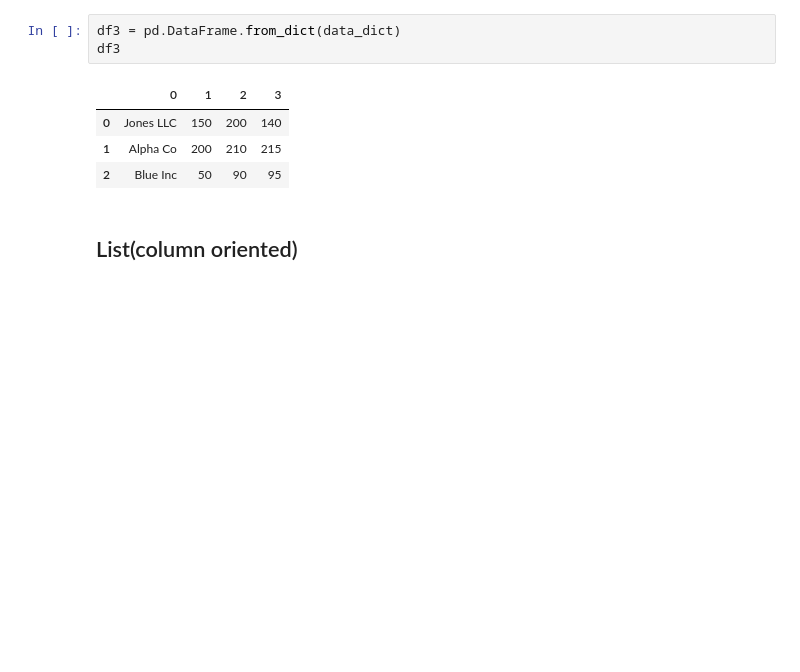
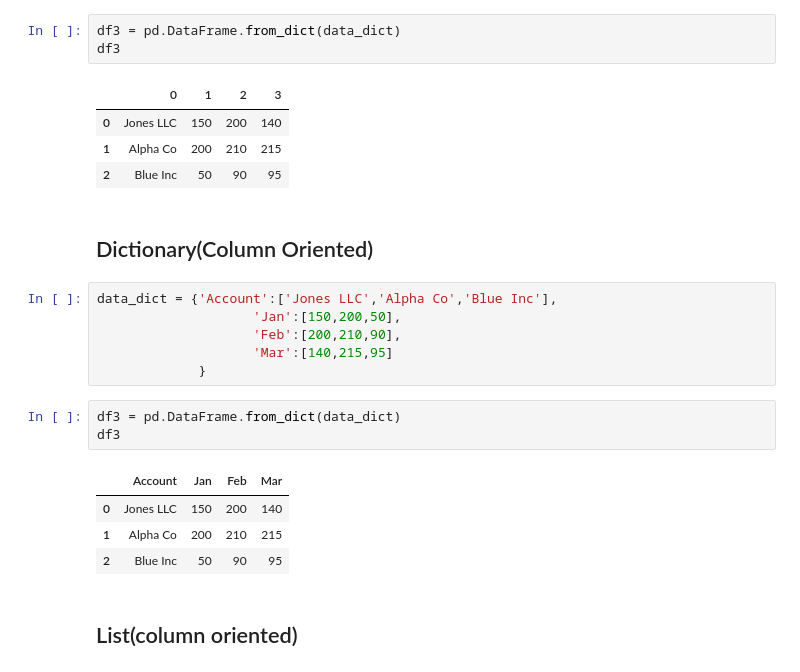
Before and after one commit to Kanyawesr/data_viz_2022, a Jupyter notebook: Pandas102.ipynb, the cells around one changed output. Drawn from its saved outputs; the diff is of its cells as text; blank space fills up the shorter version.

```diff
--- a/Pandas102.ipynb
+++ b/Pandas102.ipynb
@@ -453,6 +453,22 @@ df3
 | 0 | Jones LLC | 150 | 200 | 140 |
 | 1 | Alpha Co | 200 | 210 | 215 |
 | 2 | Blue Inc | 50 | 90 | 95 |
+# %% [markdown]
+## Dictionary(Column Oriented)
+# %%
+data_dict = {'Account':['Jones LLC','Alpha Co','Blue Inc'],
+                    'Jan':[150,200,50],
+                    'Feb':[200,210,90],
+                    'Mar':[140,215,95]
+             }
+# %%
+df3 = pd.DataFrame.from_dict(data_dict)
+df3
+# %% [output]
+|  | Account | Jan | Feb | Mar |
+| 0 | Jones LLC | 150 | 200 | 140 |
+| 1 | Alpha Co | 200 | 210 | 215 |
+| 2 | Blue Inc | 50 | 90 | 95 |
 # %% [markdown]
 ## List(column oriented)
 # %%
```
